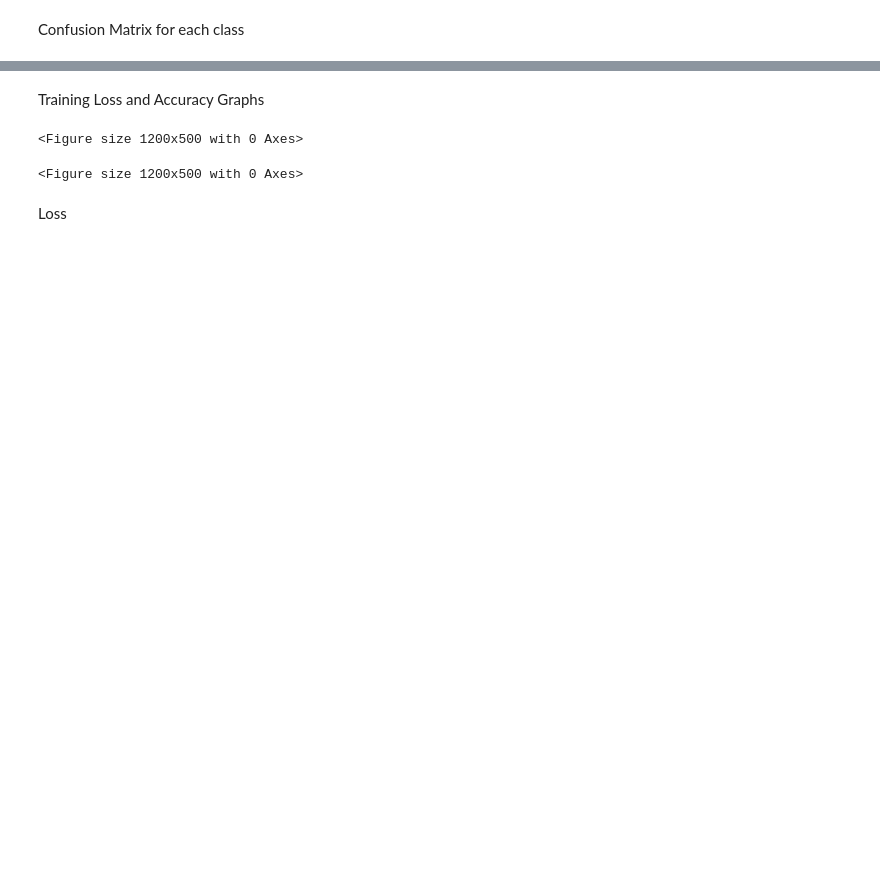
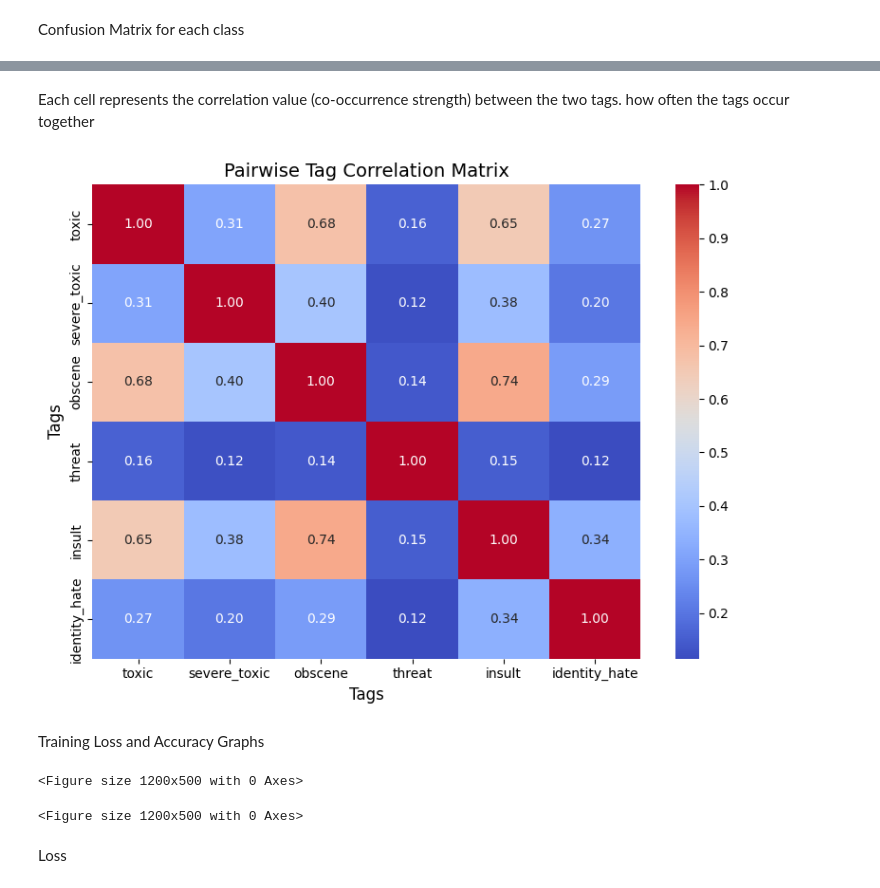
Before and after one commit to chenny317/iat360_final, a Jupyter notebook: IAT360_FinalProject.ipynb, the cells around one changed output, grey strips where cells are left out. Saved outputs shown, nothing was run; the diff lists cells and outputs as text; code cells hidden in the pictures; blank space fills up the shorter version.

```diff
--- a/IAT360_FinalProject.ipynb
+++ b/IAT360_FinalProject.ipynb
@@ -258,3 +252,20 @@ plt.show()
+# %% [markdown]
+Each cell represents the correlation value (co-occurrence strength) between the two tags. how often the tags occur together
+# %%
+# Calculate the pairwise correlation matrix for the labels
+tag_correlation = train[label_cols].corr()
+
+# Plot the heatmap for tag correlation
+plt.figure(figsize=(8, 6))
+sns.heatmap(tag_correlation, annot=True, fmt=".2f", cmap="coolwarm", cbar=True,
+            xticklabels=label_cols, yticklabels=label_cols)
+plt.title("Pairwise Tag Correlation Matrix", fontsize=14)
+plt.xlabel("Tags", fontsize=12)
+plt.ylabel("Tags", fontsize=12)
+plt.tight_layout()
+plt.show()
+# %% [output]
+[figure, added]
 # %% [markdown]
 Training Loss and Accuracy Graphs
 # %%
```
Also changed, not shown: parts of 19 cells of this notebook.
